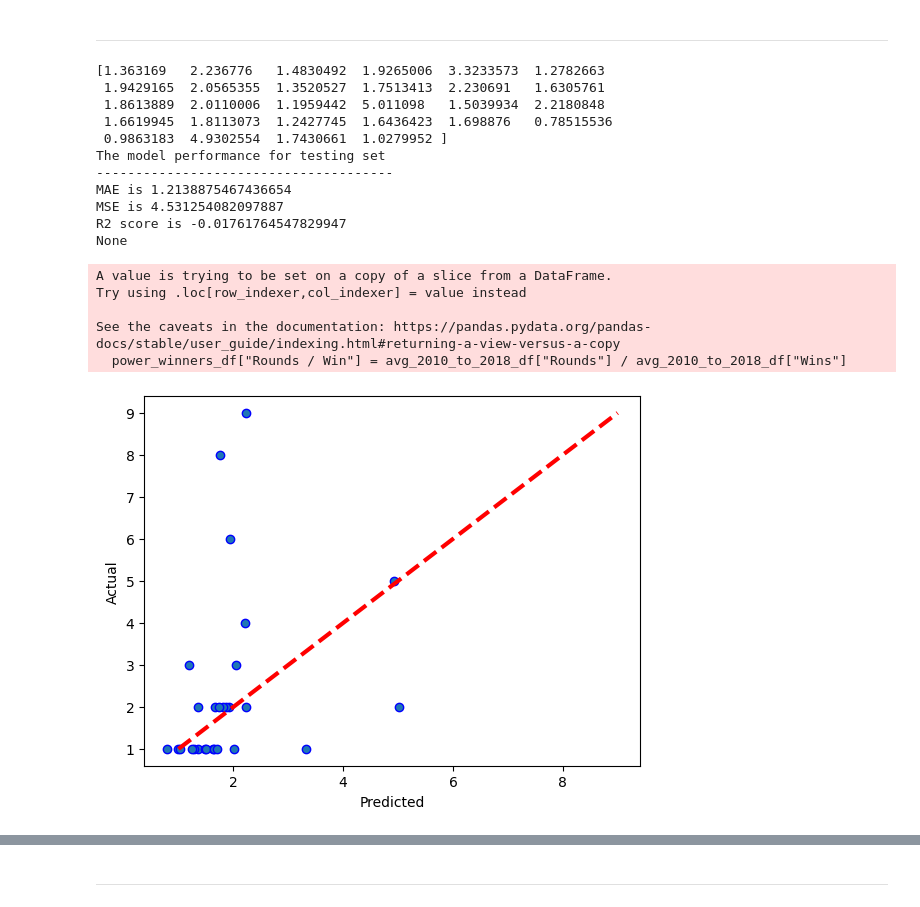
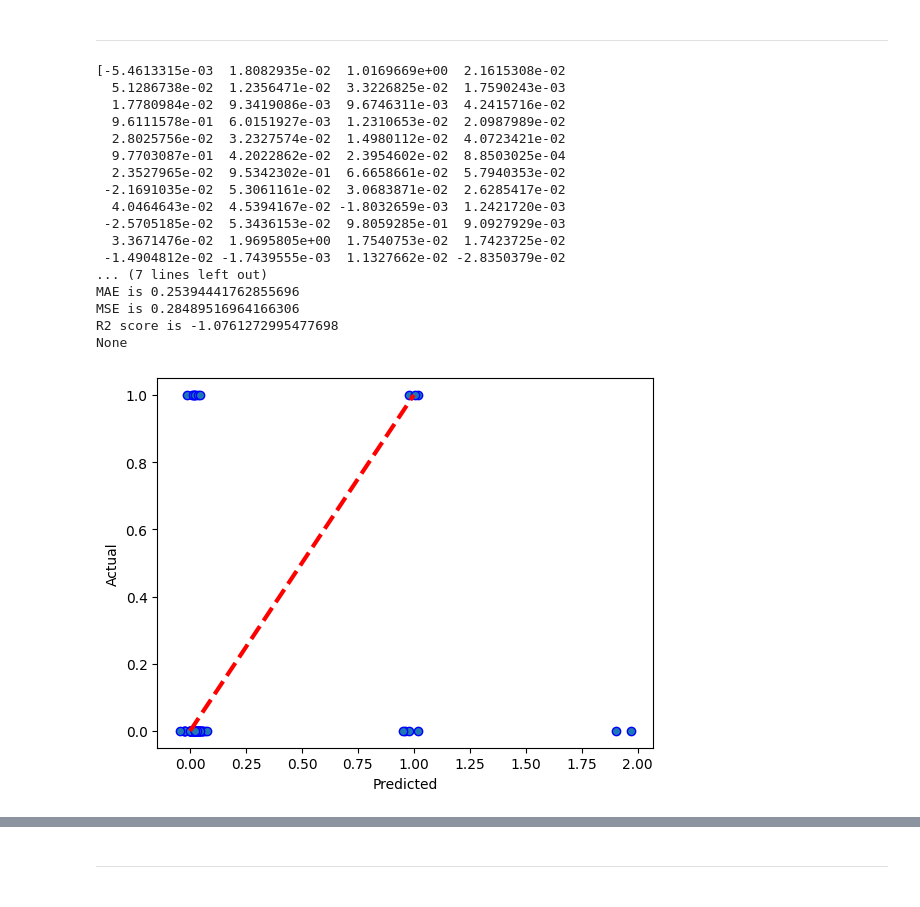
Before and after one commit to michaelmoschitto/golf-success-predictor, a Jupyter notebook: models/LinearTree.ipynb, the cells around one changed output, grey strips where cells are left out. Cells and saved outputs as stored; diff of their text form; code cells hidden in the pictures.

```diff
--- a/models/LinearTree.ipynb
+++ b/models/LinearTree.ipynb
@@ -265,11 +265,11 @@ def get_X_Y(df, target="Wins"):
 
     # clean and scale
     global target_cols
-    target_cols = ["Wins", "Top 10", "Points", "Rounds / Win", "Money"]
+    target_cols = ["Wins", "Top 10", "Points", "Rounds / Win", "Money", "DidWin"]
     targets_df = df[target_cols]
 
     # drop features
-    features_df = df.drop(columns=["Wins", "Top 10", "Points", "Rounds / Win", "Money"])
+    features_df = df.drop(columns=["Wins", "Top 10", "Points", "Rounds / Win", "Money", "DidWin"])
 
     # drop all encompassing cols
     features_df = features_df.drop(columns=["Rounds", "Average SG Total", "Average Score",])
@@ -391,38 +391,39 @@ Mean Abs Error using per_year_df predicting Points: 326.58805292159167
 # %%
 from sklearn.linear_model import RidgeClassifier
 from lineartree import LinearBoostRegressor
 
 TARGET = "Wins"
 
-X, Y = get_X_Y(target = TARGET)
+X, Y = get_X_Y(prediction_df, target = TARGET)
 x_train, x_test, y_train, y_test, val_df = train_test_split_validation(X, Y, scale=True)
 
 model = LinearBoostRegressor(base_estimator=LinearRegression())
 model.fit(x_train, y_train)
 # display(model.plot_model(feature_names=feature_cols))
 yhat = model.predict(x_test)
 print(yhat)
 
 print(calculate_error(y_test, yhat))
 plot_regression(y_test, yhat)
 # %% [output]
-[1.363169   2.236776   1.4830492  1.9265006  3.3233573  1.2782663
- 1.9429165  2.0565355  1.3520527  1.7513413  2.230691   1.6305761
- 1.8613889  2.0110006  1.1959442  5.011098   1.5039934  2.2180848
- 1.6619945  1.8113073  1.2427745  1.6436423  1.698876   0.78515536
- 0.9863183  4.9302554  1.7430661  1.0279952 ]
-The model performance for testing set
---------------------------------------
-MAE is 1.2138875467436654
-MSE is 4.531254082097887
-R2 score is -0.01761764547829947
+[-5.4613315e-03  1.8082935e-02  1.0169669e+00  2.1615308e-02
+  5.1286738e-02  1.2356471e-02  3.3226825e-02  1.7590243e-03
+  1.7780984e-02  9.3419086e-03  9.6746311e-03  4.2415716e-02
+  9.6111578e-01  6.0151927e-03  1.2310653e-02  2.0987989e-02
+  2.8025756e-02  3.2327574e-02  1.4980112e-02  4.0723421e-02
+  9.7703087e-01  4.2022862e-02  2.3954602e-02  8.8503025e-04
+  2.3527965e-02  9.5342302e-01  6.6658661e-02  5.7940353e-02
+ -2.1691035e-02  5.3061161e-02  3.0683871e-02  2.6285417e-02
+  4.0464643e-02  4.5394167e-02 -1.8032659e-03  1.2421720e-03
+ -2.5705185e-02  5.3436153e-02  9.8059285e-01  9.0927929e-03
+  3.3671476e-02  1.9695805e+00  1.7540753e-02  1.7423725e-02
+ -1.4904812e-02 -1.7439555e-03  1.1327662e-02 -2.8350379e-02
+... (7 lines left out)
+MAE is 0.25394441762855696
+MSE is 0.28489516964166306
+R2 score is -1.0761272995477698
 None
-A value is trying to be set on a copy of a slice from a DataFrame.
-Try using .loc[row_indexer,col_indexer] = value instead
-
-See the caveats in the documentation: https://pandas.pydata.org/pandas-docs/stable/user_guide/indexing.html#returning-a-view-versus-a-copy
-  power_winners_df["Rounds / Win"] = avg_2010_to_2018_df["Rounds"] / avg_2010_to_2018_df["Wins"]
-[figure, old version]
+[figure, new version]
 # %%
 val_df["Pred"] = model.predict(val_df[feature_cols])
 val_df
```
Also changed, not shown: parts of 3 cells of this notebook.
